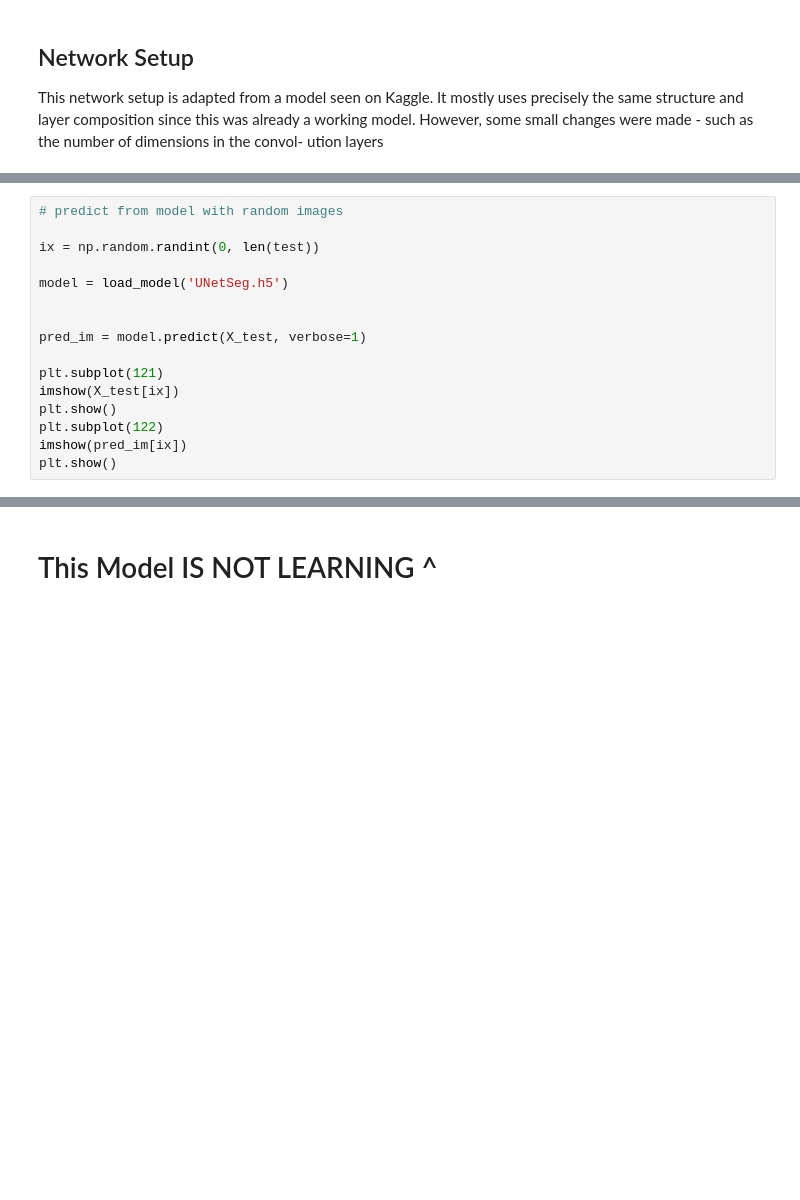
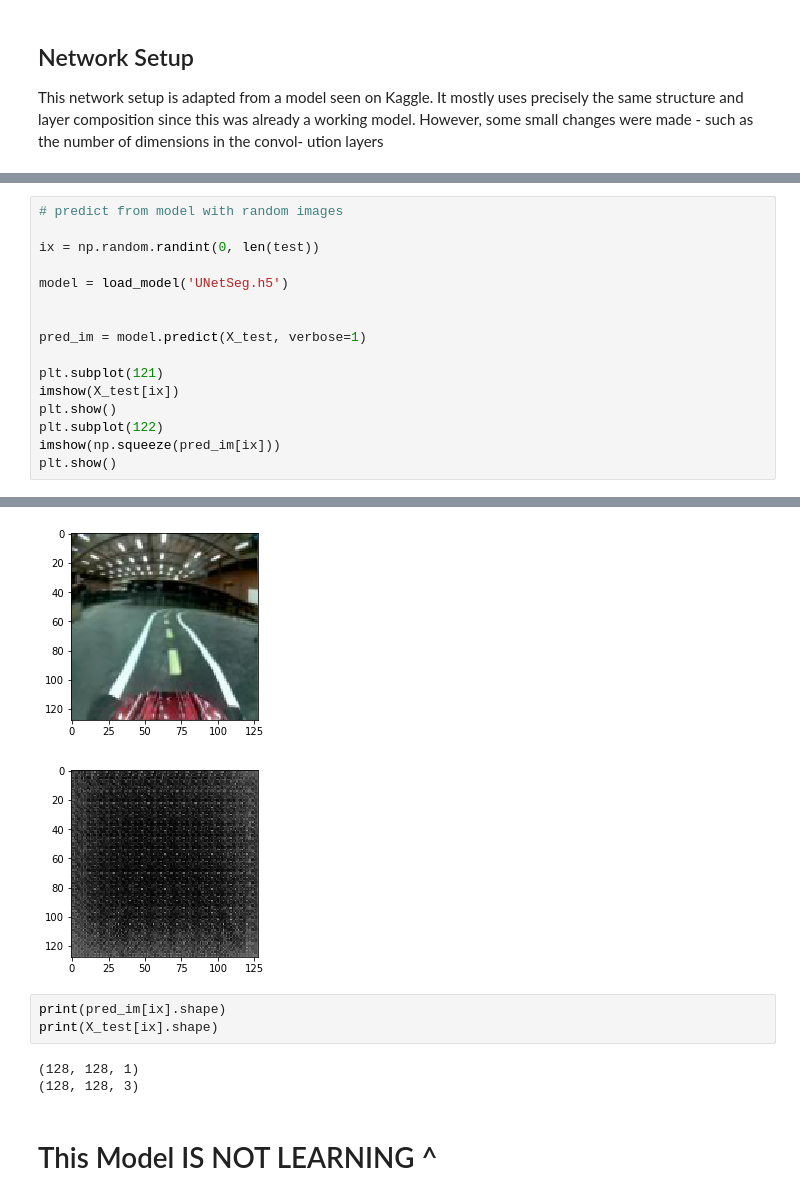
Before and after one commit to brontisaur/CounterpointDonkey, a Jupyter notebook: CPDonkey December Notebook.ipynb, the cells around one changed output, grey strips where cells are left out. Saved outputs shown, nothing was run; the diff lists cells and outputs as text; blank space fills up the shorter version.

```diff
--- a/CPDonkey December Notebook.ipynb
+++ b/CPDonkey December Notebook.ipynb
@@ -451,5 +450,6 @@ plt.subplot(121)
 imshow(X_test[ix])
 plt.show()
 plt.subplot(122)
-imshow(pred_im[ix])
+imshow(np.squeeze(pred_im[ix]))
 plt.show()
+# %% [output]
@@ -456,3 +457,11 @@ plt.show()
+[figure, added]
+[figure, added]
+# %%
+print(pred_im[ix].shape)
+print(X_test[ix].shape)
+# %% [output]
+(128, 128, 1)
+(128, 128, 3)
 # %% [markdown]
 # This Model IS NOT  LEARNING ^
 # %%
```
Also changed, not shown: parts of 4 cells of this notebook, 6 other files.
